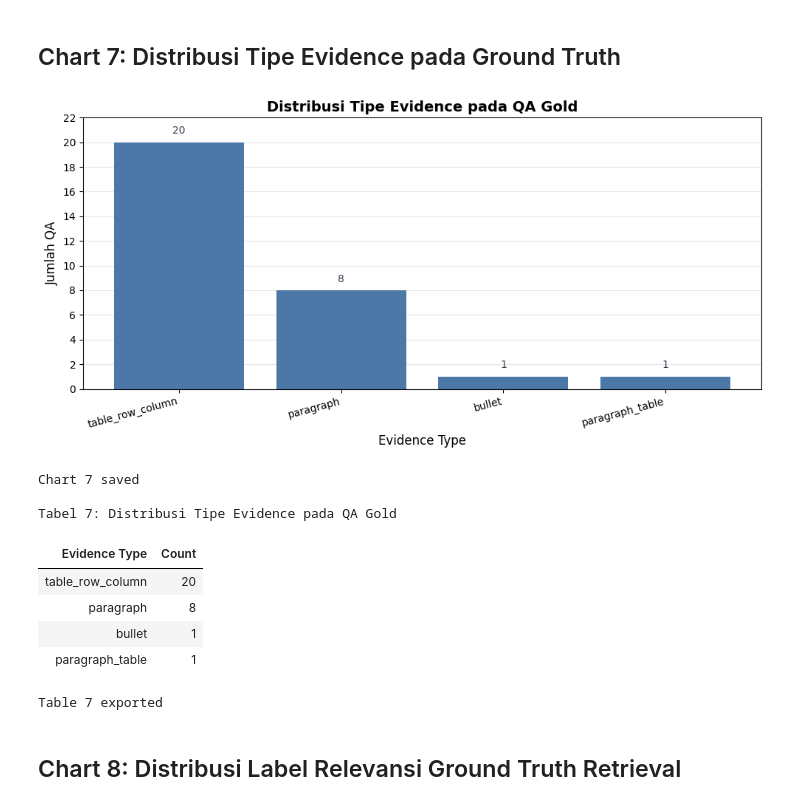
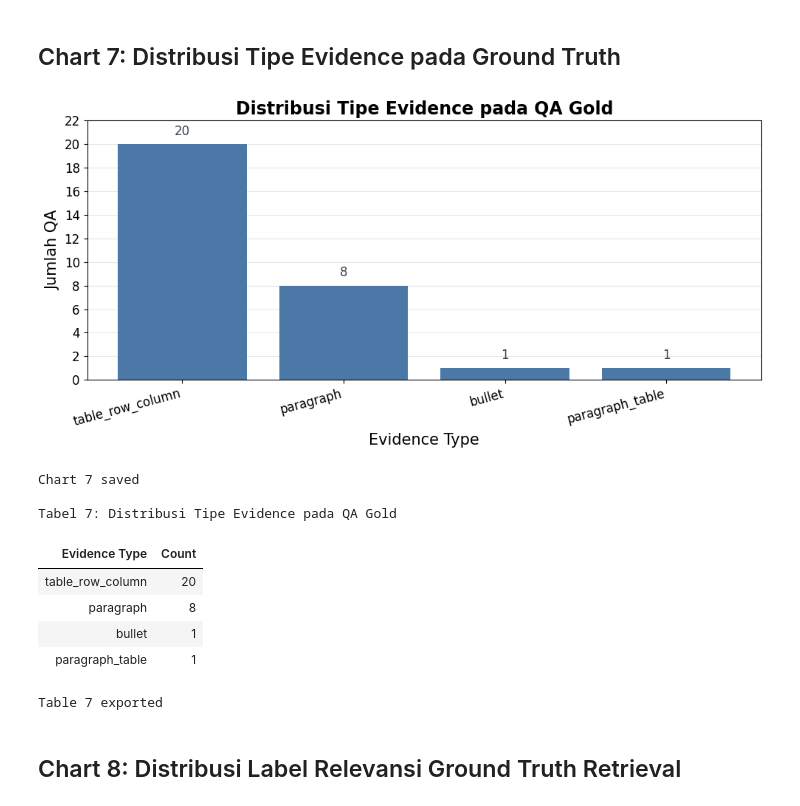
Before and after one commit to haikalthrq/rag-skripsi, a Jupyter notebook: notebooks/eval_visualization.ipynb, the cells around one changed output. Cells and saved outputs as stored; diff of their text form; code cells hidden in the pictures.

```diff
--- a/notebooks/eval_visualization.ipynb
+++ b/notebooks/eval_visualization.ipynb
@@ -46,6 +46,15 @@ method_map = {
 }
 data['method_short'] = data['method'].map(method_map)
 
+# Font size config for visualization readability
+TITLE_FONTSIZE = 17
+AXIS_LABEL_FONTSIZE = 15
+TICK_LABEL_FONTSIZE = 12
+LEGEND_FONTSIZE = 12
+LEGEND_TITLE_FONTSIZE = 13
+POINT_LABEL_FONTSIZE = 11
+BAR_LABEL_FONTSIZE = 12
+
 print(f"Loaded {len(data)} rows (top-{TOPK_MIN} to top-{TOPK_MAX})")
 print(f"Methods: {data['method'].unique()}")
 print(f"QA gold rows: {len(qa_gold)}")
@@ -892,9 +913,10 @@ Table 6 exported
 fig, ax = plt.subplots(figsize=(10, 5))
 bars = ax.bar(qa_evidence_counts['Evidence Type'], qa_evidence_counts['Count'], color='#4c78a8')
 
-ax.set_xlabel('Evidence Type', fontsize=12)
-ax.set_ylabel('Jumlah QA', fontsize=12)
-ax.set_title('Distribusi Tipe Evidence pada QA Gold', fontsize=14, fontweight='bold')
+ax.set_xlabel('Evidence Type', fontsize=AXIS_LABEL_FONTSIZE)
+ax.set_ylabel('Jumlah QA', fontsize=AXIS_LABEL_FONTSIZE)
+ax.set_title('Distribusi Tipe Evidence pada QA Gold', fontsize=TITLE_FONTSIZE, fontweight='bold')
+ax.tick_params(axis='both', labelsize=TICK_LABEL_FONTSIZE)
 ax.grid(axis='y', alpha=0.3)
 ax.set_axisbelow(True)
 ax.set_ylim(0, 22)
@@ -909,35 +931,35 @@ for bar in bars:
         textcoords='offset points',
         xytext=(0, 6),
         ha='center',
         va='bottom',
-        fontsize=10,
+        fontsize=BAR_LABEL_FONTSIZE,
         color='#374151'
     )
 
 plt.tight_layout()
 plt.savefig(FIG_DIR / 'chart7_ground_truth_evidence_types.png', dpi=300, bbox_inches='tight')
 plt.show()
 print('Chart 7 saved')
 
 table9 = qa_evidence_counts.set_index('Evidence Type')
 print('\nTabel 7: Distribusi Tipe Evidence pada QA Gold')
 table9_display = table9.reset_index()
 styled_table9 = (
     table9_display.style
     .format({'Count': '{:.0f}'})
     .apply(highlight_max_only, subset=['Count'], axis=0)
     .set_properties(**{'text-align': 'center'})
     .set_table_styles([
         {'selector': 'th', 'props': [('text-align', 'center')]},
         {'selector': 'td', 'props': [('text-align', 'center')]},
     ])
     .hide(axis='index')
 )
 display(styled_table9)
 table9.to_csv(FIG_DIR / 'table7_ground_truth_evidence_types.csv')
 print('Table 7 exported')
 # %% [output]
-[figure, old version]
+[figure, new version]
 Chart 7 saved
 
 Tabel 7: Distribusi Tipe Evidence pada QA Gold
```
Also changed, not shown: parts of 8 cells of this notebook, 10 other files.
